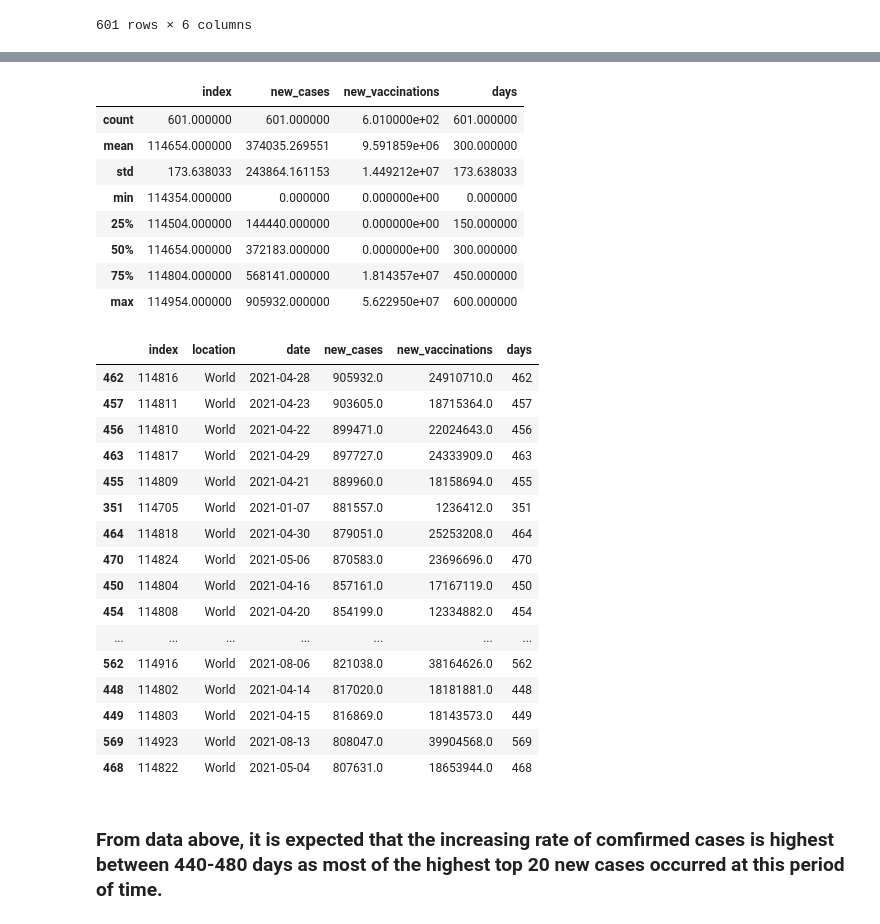
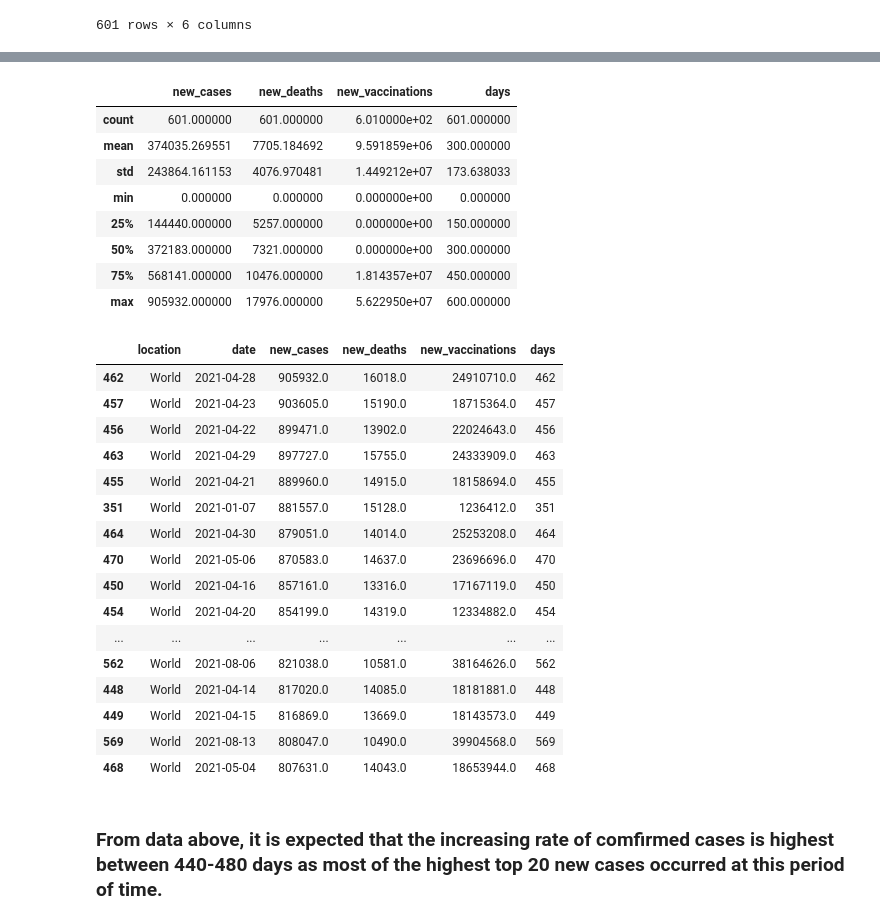
Before and after one commit to vignesh-sundaramoorthi/HNVY-Project1, a Jupyter notebook: Vaccine_Part.ipynb, the cells around one changed output, grey strips where cells are left out. Drawn from its saved outputs; the diff is of its cells as text; code cells hidden in the pictures.

```diff
--- a/Vaccine_Part.ipynb
+++ b/Vaccine_Part.ipynb
@@ -75,42 +129,45 @@ world_vaccine
 # %%
-new_data = world_covid.iloc[:,[2,3,5,38]]
-
+# It is also important to know daily new confirmed cases/deaths and new vaccinations to find some relationships
+new_data = world_covid.iloc[:,[2,3,5, 8,38]]
+# Same data cleaning process as above
 new_data["new_vaccinations"] = new_data["new_vaccinations"].fillna(0)
-new_data = new_data.reset_index()
+new_data = new_data.reset_index(drop=True)
 new_data['days'] = new_data.index
 new_data
+# Do some statistics to have a general idea about daily confirmed cases/deaths and new vaccinations
 new_data.describe()
 # %% [output]
-|  | index | new_cases | new_vaccinations | days |
+|  | new_cases | new_deaths | new_vaccinations | days |
 | count | 601.000000 | 601.000000 | 6.010000e+02 | 601.000000 |
-| mean | 114654.000000 | 374035.269551 | 9.591859e+06 | 300.000000 |
-| std | 173.638033 | 243864.161153 | 1.449212e+07 | 173.638033 |
-| min | 114354.000000 | 0.000000 | 0.000000e+00 | 0.000000 |
-| 25% | 114504.000000 | 144440.000000 | 0.000000e+00 | 150.000000 |
-| 50% | 114654.000000 | 372183.000000 | 0.000000e+00 | 300.000000 |
-| 75% | 114804.000000 | 568141.000000 | 1.814357e+07 | 450.000000 |
-| max | 114954.000000 | 905932.000000 | 5.622950e+07 | 600.000000 |
+| mean | 374035.269551 | 7705.184692 | 9.591859e+06 | 300.000000 |
+| std | 243864.161153 | 4076.970481 | 1.449212e+07 | 173.638033 |
+| min | 0.000000 | 0.000000 | 0.000000e+00 | 0.000000 |
+| 25% | 144440.000000 | 5257.000000 | 0.000000e+00 | 150.000000 |
+| 50% | 372183.000000 | 7321.000000 | 0.000000e+00 | 300.000000 |
+| 75% | 568141.000000 | 10476.000000 | 1.814357e+07 | 450.000000 |
+| max | 905932.000000 | 17976.000000 | 5.622950e+07 | 600.000000 |
 # %%
+# have a look at some dates have the greatest new daily confirmed cases (top 20)
 descending_new_data = new_data.sort_values(by="new_cases",ascending=False)
 descending_new_data.head(20)
 # %% [output]
-|  | index | location | date | new_cases | new_vaccinations | days |
-| 462 | 114816 | World | 2021-04-28 | 905932.0 | 24910710.0 | 462 |
-| 457 | 114811 | World | 2021-04-23 | 903605.0 | 18715364.0 | 457 |
-| 456 | 114810 | World | 2021-04-22 | 899471.0 | 22024643.0 | 456 |
-| 463 | 114817 | World | 2021-04-29 | 897727.0 | 24333909.0 | 463 |
-| 455 | 114809 | World | 2021-04-21 | 889960.0 | 18158694.0 | 455 |
-| 351 | 114705 | World | 2021-01-07 | 881557.0 | 1236412.0 | 351 |
-| 464 | 114818 | World | 2021-04-30 | 879051.0 | 25253208.0 | 464 |
-| 470 | 114824 | World | 2021-05-06 | 870583.0 | 23696696.0 | 470 |
-| 450 | 114804 | World | 2021-04-16 | 857161.0 | 17167119.0 | 450 |
-| 454 | 114808 | World | 2021-04-20 | 854199.0 | 12334882.0 | 454 |
+|  | location | date | new_cases | new_deaths | new_vaccinations | days |
+| 462 | World | 2021-04-28 | 905932.0 | 16018.0 | 24910710.0 | 462 |
+| 457 | World | 2021-04-23 | 903605.0 | 15190.0 | 18715364.0 | 457 |
+| 456 | World | 2021-04-22 | 899471.0 | 13902.0 | 22024643.0 | 456 |
+| 463 | World | 2021-04-29 | 897727.0 | 15755.0 | 24333909.0 | 463 |
+| 455 | World | 2021-04-21 | 889960.0 | 14915.0 | 18158694.0 | 455 |
+| 351 | World | 2021-01-07 | 881557.0 | 15128.0 | 1236412.0 | 351 |
+| 464 | World | 2021-04-30 | 879051.0 | 14014.0 | 25253208.0 | 464 |
+| 470 | World | 2021-05-06 | 870583.0 | 14637.0 | 23696696.0 | 470 |
+| 450 | World | 2021-04-16 | 857161.0 | 13316.0 | 17167119.0 | 450 |
+| 454 | World | 2021-04-20 | 854199.0 | 14319.0 | 12334882.0 | 454 |
 | ... | ... | ... | ... | ... | ... | ... |
-| 562 | 114916 | World | 2021-08-06 | 821038.0 | 38164626.0 | 562 |
-| 448 | 114802 | World | 2021-04-14 | 817020.0 | 18181881.0 | 448 |
-| 449 | 114803 | World | 2021-04-15 | 816869.0 | 18143573.0 | 449 |
-| 569 | 114923 | World | 2021-08-13 | 808047.0 | 39904568.0 | 569 |
-| 468 | 114822 | World | 2021-05-04 | 807631.0 | 18653944.0 | 468 |
+| 562 | World | 2021-08-06 | 821038.0 | 10581.0 | 38164626.0 | 562 |
+| 448 | World | 2021-04-14 | 817020.0 | 14085.0 | 18181881.0 | 448 |
+| 449 | World | 2021-04-15 | 816869.0 | 13669.0 | 18143573.0 | 449 |
+| 569 | World | 2021-08-13 | 808047.0 | 10490.0 | 39904568.0 | 569 |
+| 468 | World | 2021-05-04 | 807631.0 | 14043.0 | 18653944.0 | 468 |
 # %% [markdown]
 ### From data above, it is expected that the increasing rate of comfirmed cases is highest between 440-480 days as most of the highest top 20 new cases occurred at this period of time.
 # %%
```
Also changed, not shown: parts of 30 cells of this notebook, 4 other files.
